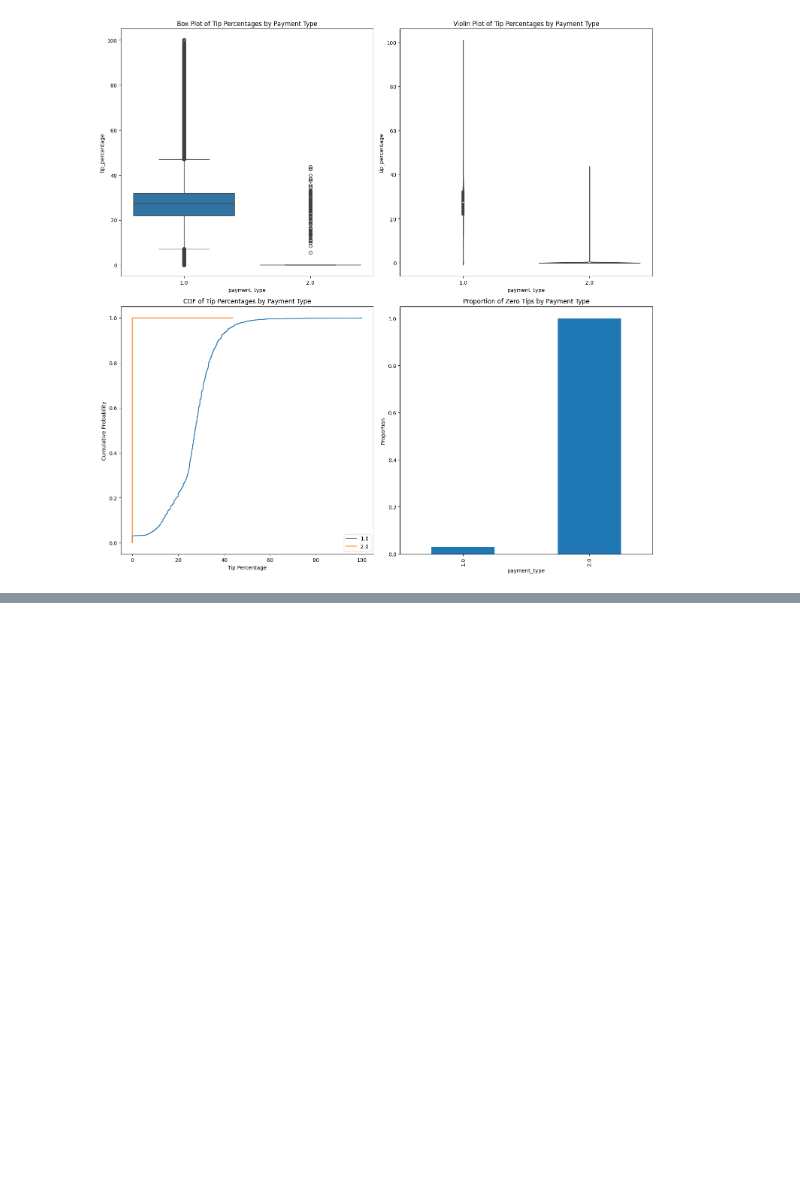
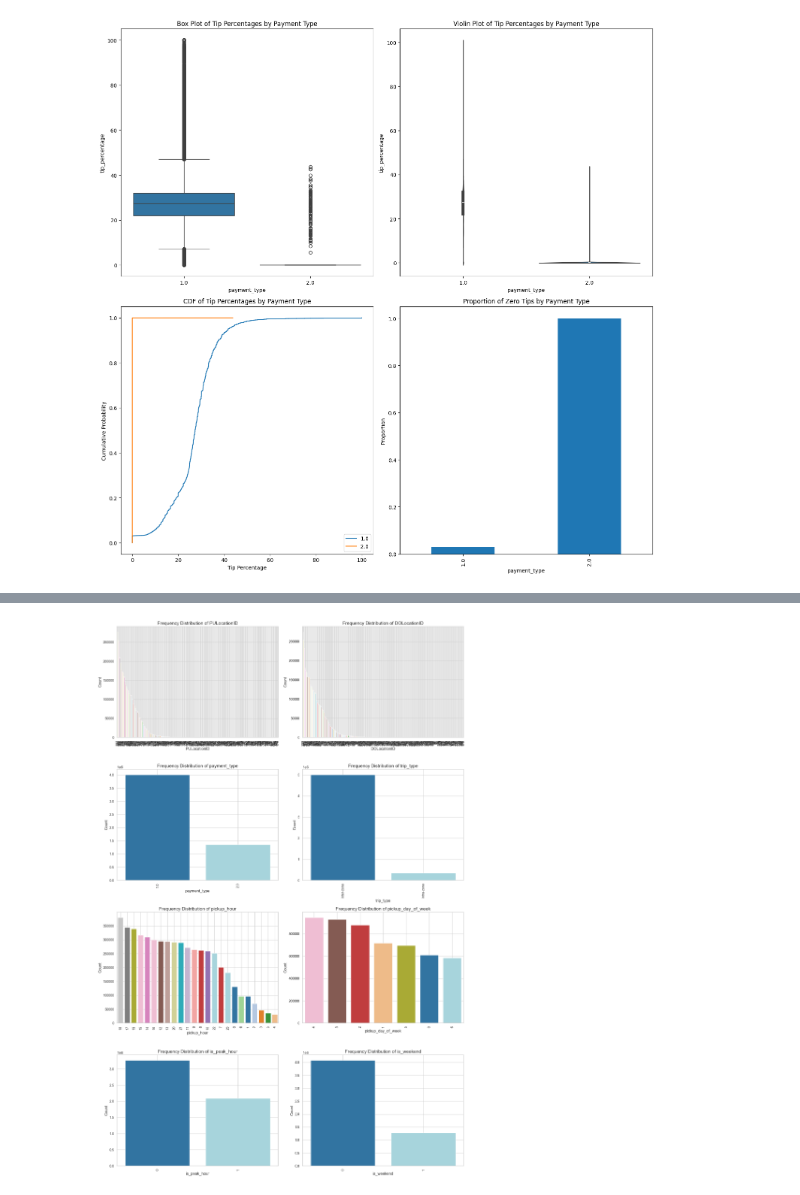
Before and after one commit to LongD3Ad/Taxi-Fare, a Jupyter notebook: Taxi_EDA.ipynb, the cells around one changed output, grey strips where cells are left out. Cells and saved outputs as stored; diff of their text form; code cells hidden in the pictures; blank space fills up the shorter version.

```diff
--- a/Taxi_EDA.ipynb
+++ b/Taxi_EDA.ipynb
@@ -473,0 +652,30 @@ plt.show()
+# %%
+#Plotting for the categorical Values
+sns.set(style="whitegrid")
+plt.figure(figsize=(16, 24))
+categorical_features = ['PULocationID', 'DOLocationID', 'payment_type', 'trip_type', 'pickup_hour', 'pickup_day_of_week', 'is_peak_hour', 'is_weekend']
+
+
+for i, col in enumerate(categorical_features):
+    plt.subplot(4, 2, i+1)
+
+    # Create a colormap for unique values
+    num_unique_values = df1[col].nunique()
+    colors = plt.cm.tab20(np.linspace(0, 1, num_unique_values)).tolist()
+
+    # Create a temporary DataFrame to avoid issues with the hue parameter
+    temp_df = df1[[col]].copy()
+    temp_df['hue'] = temp_df[col]
+
+    sns.countplot(x=col, data=temp_df, hue='hue', palette=colors, order=df1[col].value_counts().index, dodge=False, legend=False)
+    plt.title(f'Frequency Distribution of {col}', fontsize=14)
+    plt.xlabel(col, fontsize=12)
+    plt.ylabel('Count', fontsize=12)
+    plt.xticks(rotation=90, fontsize=10)
+    plt.yticks(fontsize=10)
+    plt.grid(True)
+
+plt.tight_layout()
+plt.show()
+# %% [output]
+[figure, added]
```
Also changed, not shown: parts of 31 cells of this notebook.
